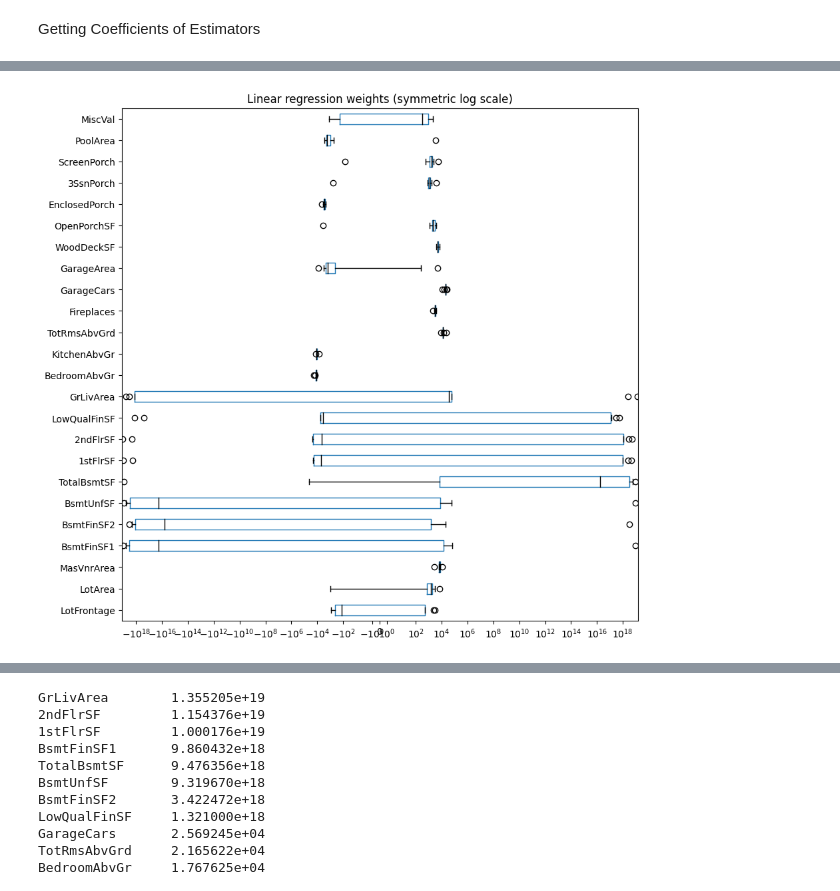
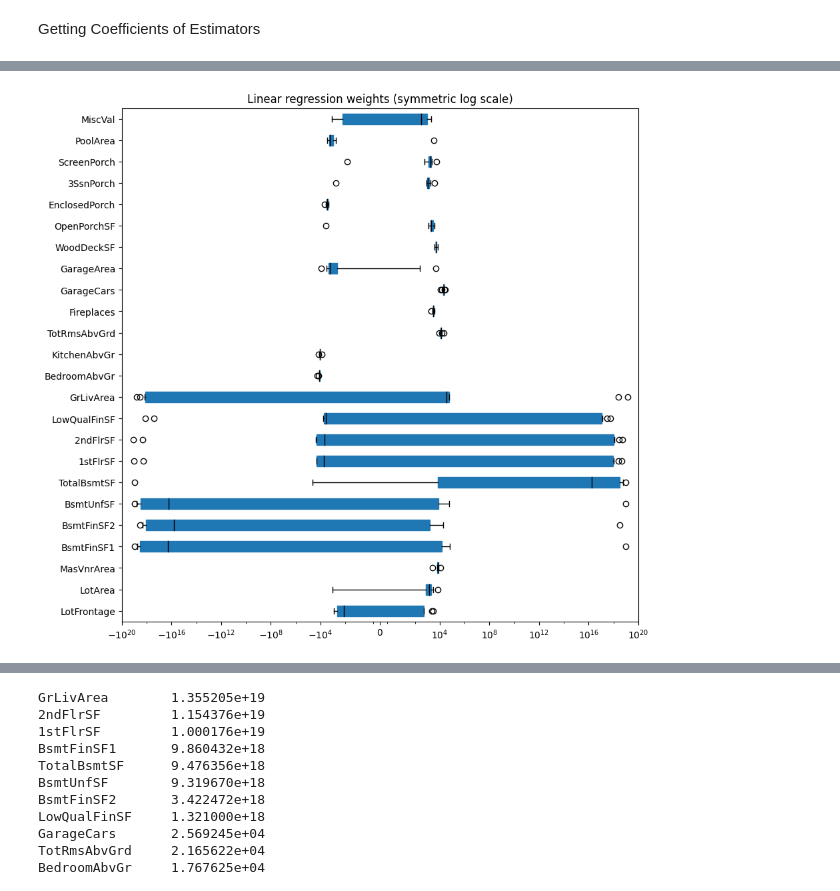
Before and after one commit to royaad/INRIA-ML-scikit-learn, a Jupyter notebook: Module 4/441_linear_models_questions.ipynb, the cells around one changed output, grey strips where cells are left out. Cells and saved outputs as stored; diff of their text form; code cells hidden in the pictures.

```diff
--- a/Module 4/441_linear_models_questions.ipynb
+++ b/Module 4/441_linear_models_questions.ipynb
@@ -57,11 +63,16 @@ weights_ridge_scaled_data.describe()
 # %%
 import matplotlib.pyplot as plt
 
-color = {"whiskers": "black", "medians": "black", "caps": "black"}
+color = {"boxes": "tab:blue", "whiskers": "black", "medians": "black", "caps": "black"}
+# ticks should be a float in order for xticks to accept it, otherwise it will return an error.
+ticks = [-10.**x for x in range(20,0,-4)] + [0] + [10.**x for x in range(4,24,4)]
+
 fig, ax = plt.subplots(figsize=(10, 10))
-weights_ridge_scaled_data.plot.box(color=color, vert=False, ax=ax)
+# the patch_artist is in order to insure that the box is filled with color.
+weights_ridge_scaled_data.plot.box(color=color, vert=False, patch_artist=True, ax=ax)
 _ = ax.set(
     title="Linear regression weights (symmetric log scale)",
-    xscale="symlog")
+    xscale="symlog",
+    xticks=ticks)
 # %% [output]
-[figure, old version]
+[figure, new version]
```
Also changed, not shown: parts of 26 cells of this notebook, 1 other file.
